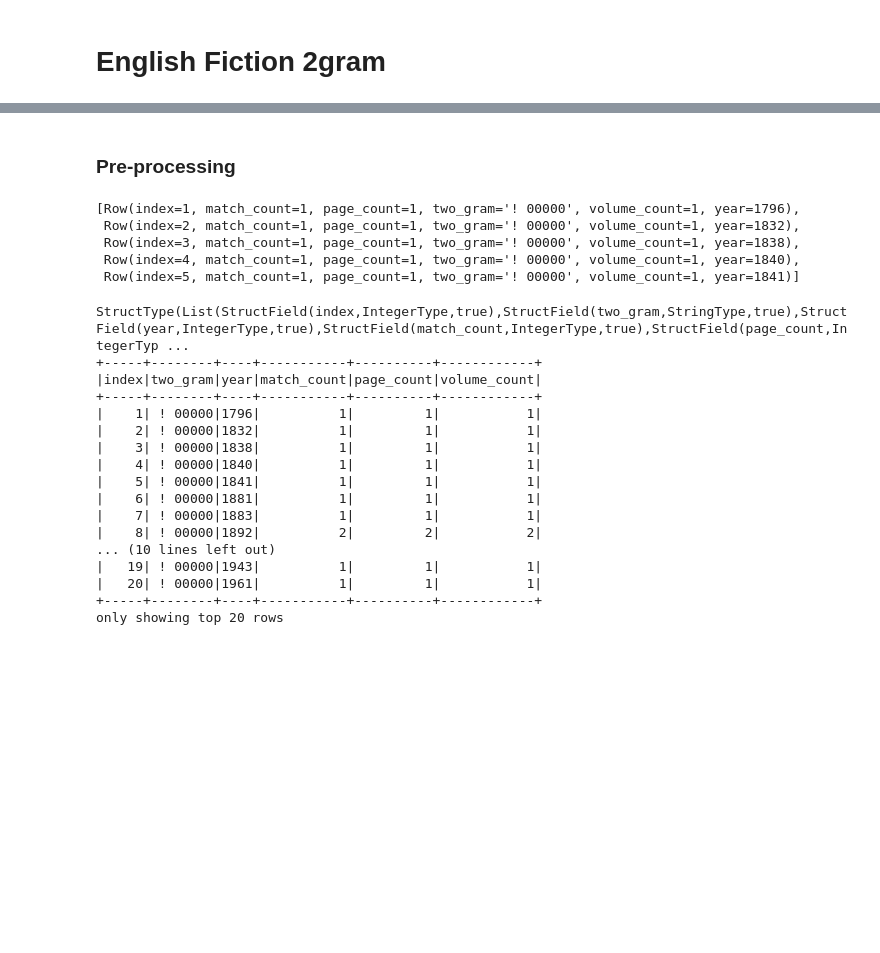
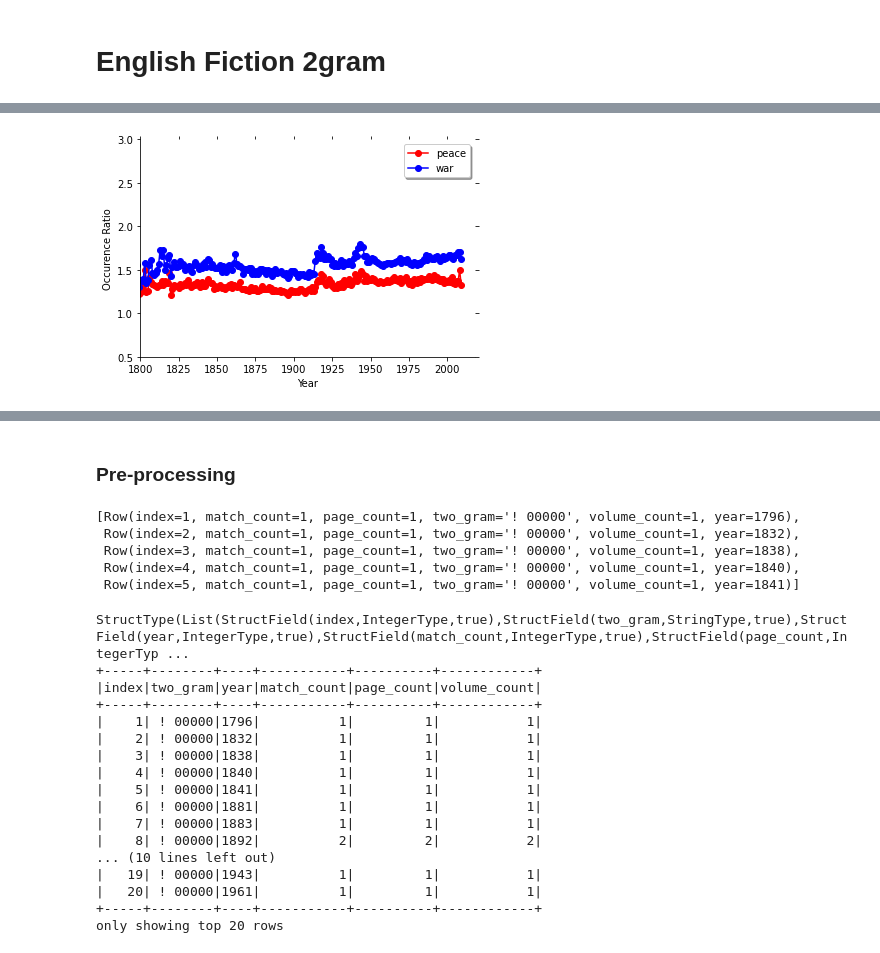
Before and after one commit to Leepingbbb/test, a Jupyter notebook: TwoGram (1).ipynb, the cells around one changed output, grey strips where cells are left out. Drawn from its saved outputs; the diff is of its cells as text; code cells hidden in the pictures; blank space fills up the shorter version.

```diff
--- a/TwoGram (1).ipynb
+++ b/TwoGram (1).ipynb
@@ -19,0 +108,82 @@ ngram.take(5)
+# %%
+import matplotlib.pyplot as plt
+import numpy as np
+import string
+import collections
+import csv
+
+
+
+""" Load File """
+
+with open('output_28_01_2018.csv', "rt") as csvfile:
+    total_data = []
+    data = csv.reader(csvfile)
+    for row in data:
+        total_data.append(row)
+
+""" Plot Data """
+
+def reorder_plot(data,color,plt):
+    dc = dict()
+    #plt.figsize(200,200)
+    # Get Data Together
+    for item in data:
+        if item[0] not in dc.keys():
+            dc[item[0]] = (int(item[1]),int(item[2]))
+        else:
+            dc[item[0]] = (dc[item[0]][0]+int(item[1]),dc[item[0]][1]+int(item[2]))
+    od_dc = collections.OrderedDict(sorted(dc.items()))
+    # Re-order to plot
+    year = np.empty([len(od_dc), 1])
+    occu_ratio = np.empty([len(od_dc), 1])
+    for i,key in enumerate(od_dc.keys()):
+        year[i,0] = int(key)
+        occu_ratio[i,0] = float(od_dc[key][0])/float(od_dc[key][1])
+    plt.plot(year,occu_ratio,color)
+    return plt
+
+
+
+
+color = ['-or','-ob','-og','-ok','-oy']
+names = []
+c = 0
+
+
+for i,item in enumerate(total_data):
+    data = []
+    if item[0] in ['peace', 'war']:
+        names.append(item[0])
+        a = item[1].split('), (')
+        for algo in a:
+            for elemento in string.punctuation:
+                algo = algo.replace(elemento," ")
+            values = algo.split()
+            values = values[0:]
+            data.append(values)
+        plt = reorder_plot(data,color[c],plt)
+        c+=1
+
+
+
+ax = plt.subplot(111)
+# Hide the right and top spines
+ax.spines['right'].set_visible(False)
+ax.spines['top'].set_visible(False)
+# Only show ticks on the left and bottom spines
+ax.yaxis.set_ticks_position('left')
+ax.xaxis.set_ticks_position('bottom')
+plt.xlabel('Year')
+plt.ylabel('Occurence Ratio')
+plt.legend(names,shadow=True)
+plt.ylim(ymin=.5,ymax=3)
+plt.xlim(xmin=1800,xmax=2018)
+plt.tick_params(top='off', right='off')
+
+
+
+plt.savefig('a.pdf',dpi=40)
+plt.show()
+# %% [output]
+[figure, added]
```
Also changed, not shown: parts of 12 cells of this notebook, 4 other files.
